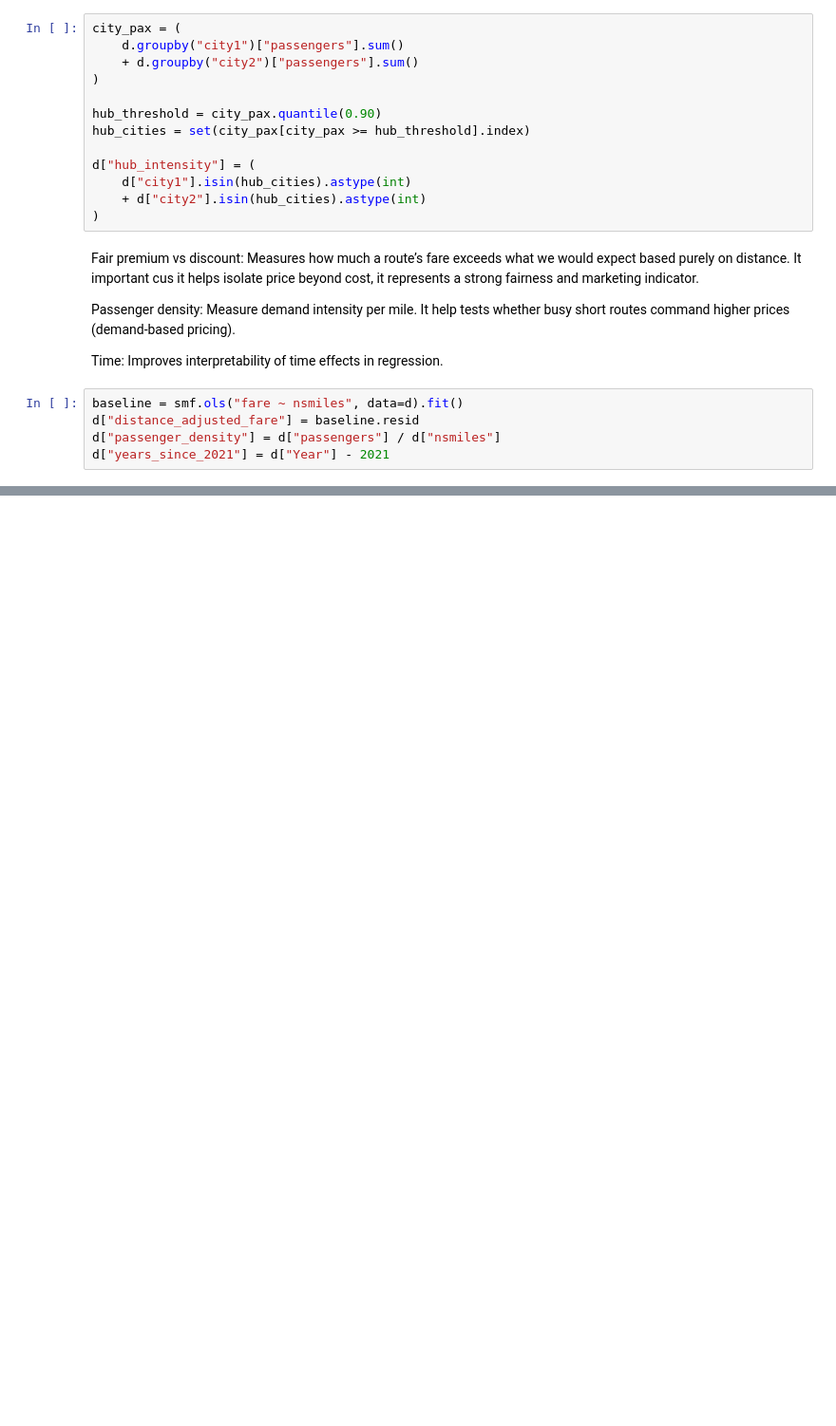
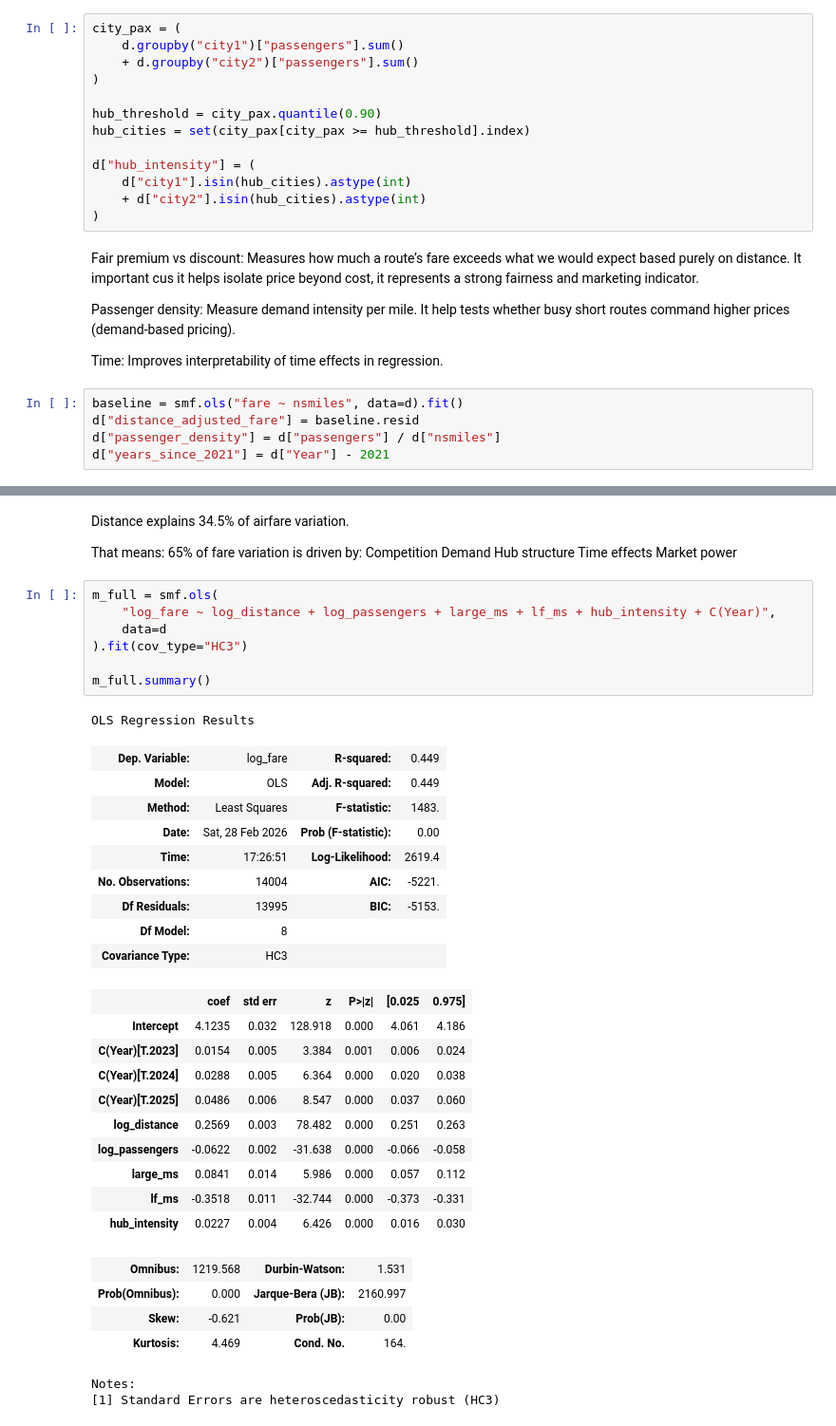
Before and after one commit to caramenl/SDSS-Datathon, a Jupyter notebook: Model/ basic_model.ipynb, the cells around one changed output, grey strips where cells are left out. Shown at 95% size. Cells and saved outputs as stored; diff of their text form; blank space fills up the shorter version.

Commit message:
intersting observations

```diff
--- a/Model/ basic_model.ipynb
+++ b/Model/ basic_model.ipynb
@@ -111,0 +157,43 @@ d["years_since_2021"] = d["Year"] - 2021
+# %% [markdown]
+Distance explains 34.5% of airfare variation.
+
+That means: 65% of fare variation is driven by:
+	Competition
+	Demand
+	Hub structure
+	Time effects
+	Market power
+# %%
+m_full = smf.ols(
+    "log_fare ~ log_distance + log_passengers + large_ms + lf_ms + hub_intensity + C(Year)",
+    data=d
+).fit(cov_type="HC3")
+
+m_full.summary()
+# %% [output]
+OLS Regression Results
+| Dep. Variable: | log_fare | R-squared: | 0.449 |
+| Model: | OLS | Adj. R-squared: | 0.449 |
+| Method: | Least Squares | F-statistic: | 1483. |
+| Date: | Sat, 28 Feb 2026 | Prob (F-statistic): | 0.00 |
+| Time: | 17:26:51 | Log-Likelihood: | 2619.4 |
+| No. Observations: | 14004 | AIC: | -5221. |
+| Df Residuals: | 13995 | BIC: | -5153. |
+| Df Model: | 8 |  |  |
+| Covariance Type: | HC3 |  |  |
+|  | coef | std err | z | P>|z| | [0.025 | 0.975] |
+| Intercept | 4.1235 | 0.032 | 128.918 | 0.000 | 4.061 | 4.186 |
+| C(Year)[T.2023] | 0.0154 | 0.005 | 3.384 | 0.001 | 0.006 | 0.024 |
+| C(Year)[T.2024] | 0.0288 | 0.005 | 6.364 | 0.000 | 0.020 | 0.038 |
+| C(Year)[T.2025] | 0.0486 | 0.006 | 8.547 | 0.000 | 0.037 | 0.060 |
+| log_distance | 0.2569 | 0.003 | 78.482 | 0.000 | 0.251 | 0.263 |
+| log_passengers | -0.0622 | 0.002 | -31.638 | 0.000 | -0.066 | -0.058 |
+| large_ms | 0.0841 | 0.014 | 5.986 | 0.000 | 0.057 | 0.112 |
+| lf_ms | -0.3518 | 0.011 | -32.744 | 0.000 | -0.373 | -0.331 |
+| hub_intensity | 0.0227 | 0.004 | 6.426 | 0.000 | 0.016 | 0.030 |
+| Omnibus: | 1219.568 | Durbin-Watson: | 1.531 |
+| Prob(Omnibus): | 0.000 | Jarque-Bera (JB): | 2160.997 |
+| Skew: | -0.621 | Prob(JB): | 0.00 |
+| Kurtosis: | 4.469 | Cond. No. | 164. |
+Notes:
+[1] Standard Errors are heteroscedasticity robust (HC3)
```
Also changed, not shown: parts of 6 cells of this notebook.
